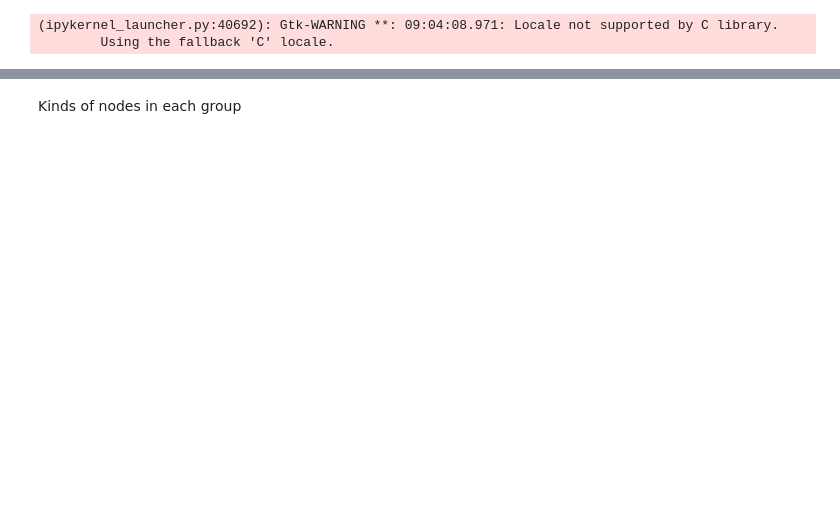
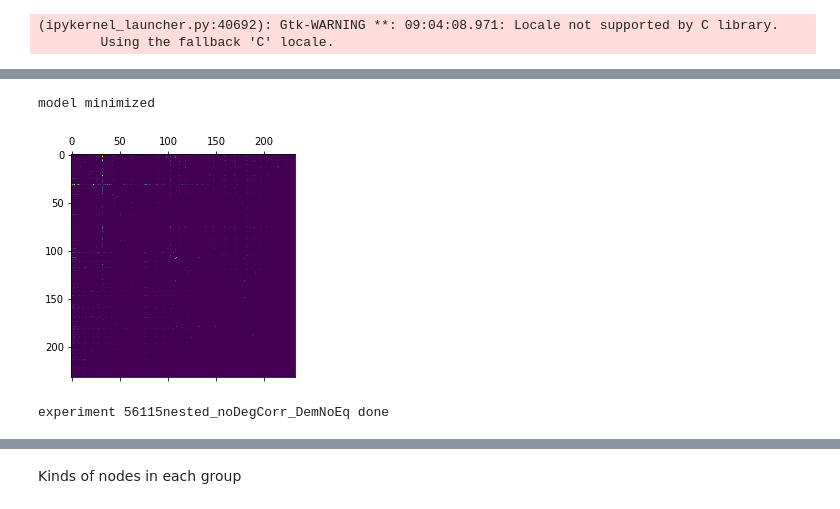
Before and after one commit to smn-d/Graph_network, a Jupyter notebook: sbm/groupExploration.ipynb, the cells around one changed output, grey strips where cells are left out. Saved outputs shown, nothing was run; the diff lists cells and outputs as text; code cells hidden in the pictures; blank space fills up the shorter version.

```diff
--- a/sbm/groupExploration.ipynb
+++ b/sbm/groupExploration.ipynb
@@ -10,0 +39,19 @@ import os
+# %%
+model1 = sbm()
+# patient_num = 115
+patient_num = 56115
+# patient_num = 10000
+
+experimentName = str(patient_num)+"nested_noDegCorr_Dem"
+experimentName += "NoEq"
+model1.setOuputLoc(experimentName)
+
+model1.make_graph(patient_num=patient_num, age=True,gender=True,ethnicity=True)
+model1.save_graph()
+
+model1.fit(multilayer=False,deg_corr=False)
+print("experiment "+ experimentName+ " done")
+# %% [output]
+model minimized
+[figure, added]
+experiment 56115nested_noDegCorr_DemNoEq done
```
Also changed, not shown: parts of 18 cells of this notebook.
